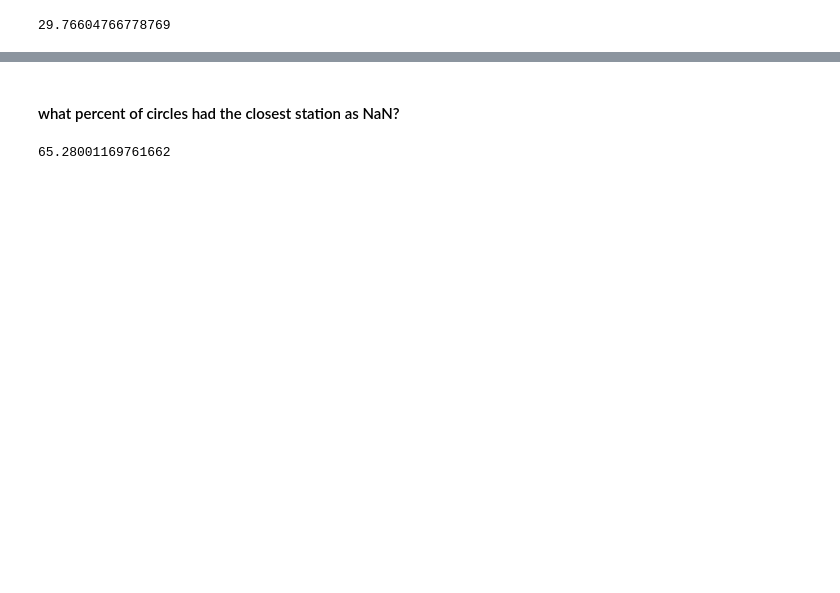
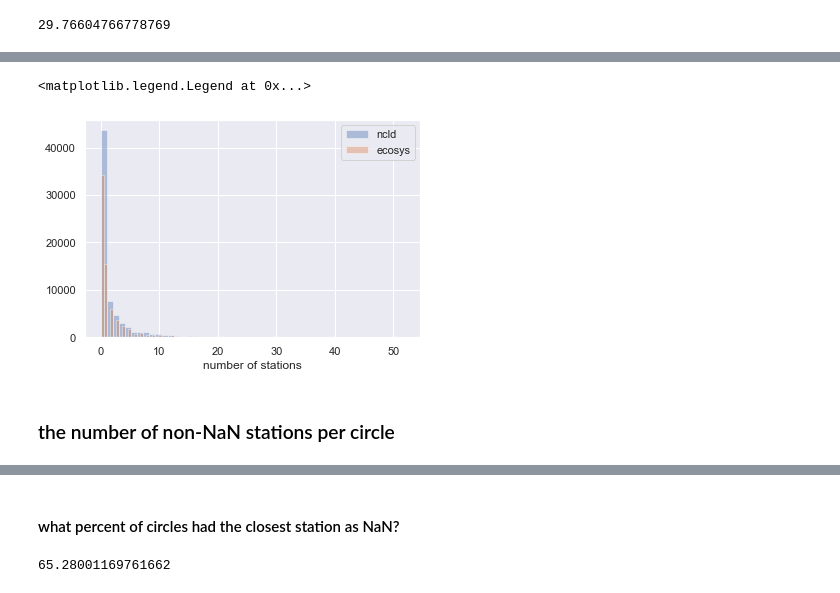
Before and after one commit to DataKind-DC/audubon-cbc, a Jupyter notebook: notebooks/2.1-he-rain-analysis.ipynb, the cells around one changed output, grey strips where cells are left out. Cells and saved outputs as stored; diff of their text form; code cells hidden in the pictures; blank space fills up the shorter version.

```diff
--- a/notebooks/2.1-he-rain-analysis.ipynb
+++ b/notebooks/2.1-he-rain-analysis.ipynb
@@ -276,0 +312,10 @@ sns.jointplot(circle_data.num, (1 - circle_data.num_notna/circle_data.num) * 100
+# %%
+sns.distplot(circle_data.n_num, kde=False)
+ax = sns.distplot(circle_data.e_num, kde=False)
+ax.set_xlabel("number of stations")
+ax.legend(["ncld", "ecosys"])
+# %% [output]
+<matplotlib.legend.Legend at 0x...>
+[figure, added]
+# %% [markdown]
+### the number of non-NaN stations per circle
```
Also changed, not shown: parts of 99 cells of this notebook.
